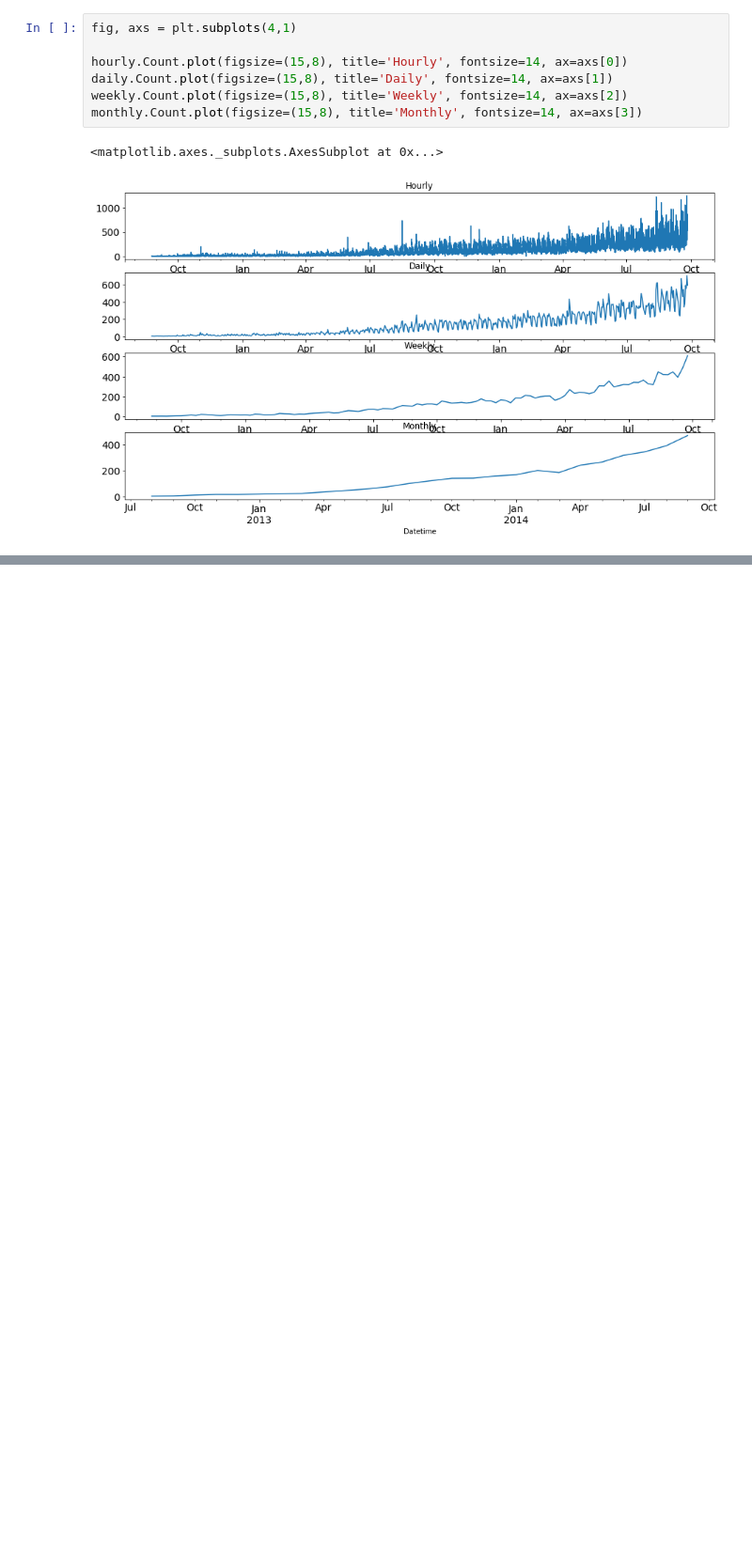
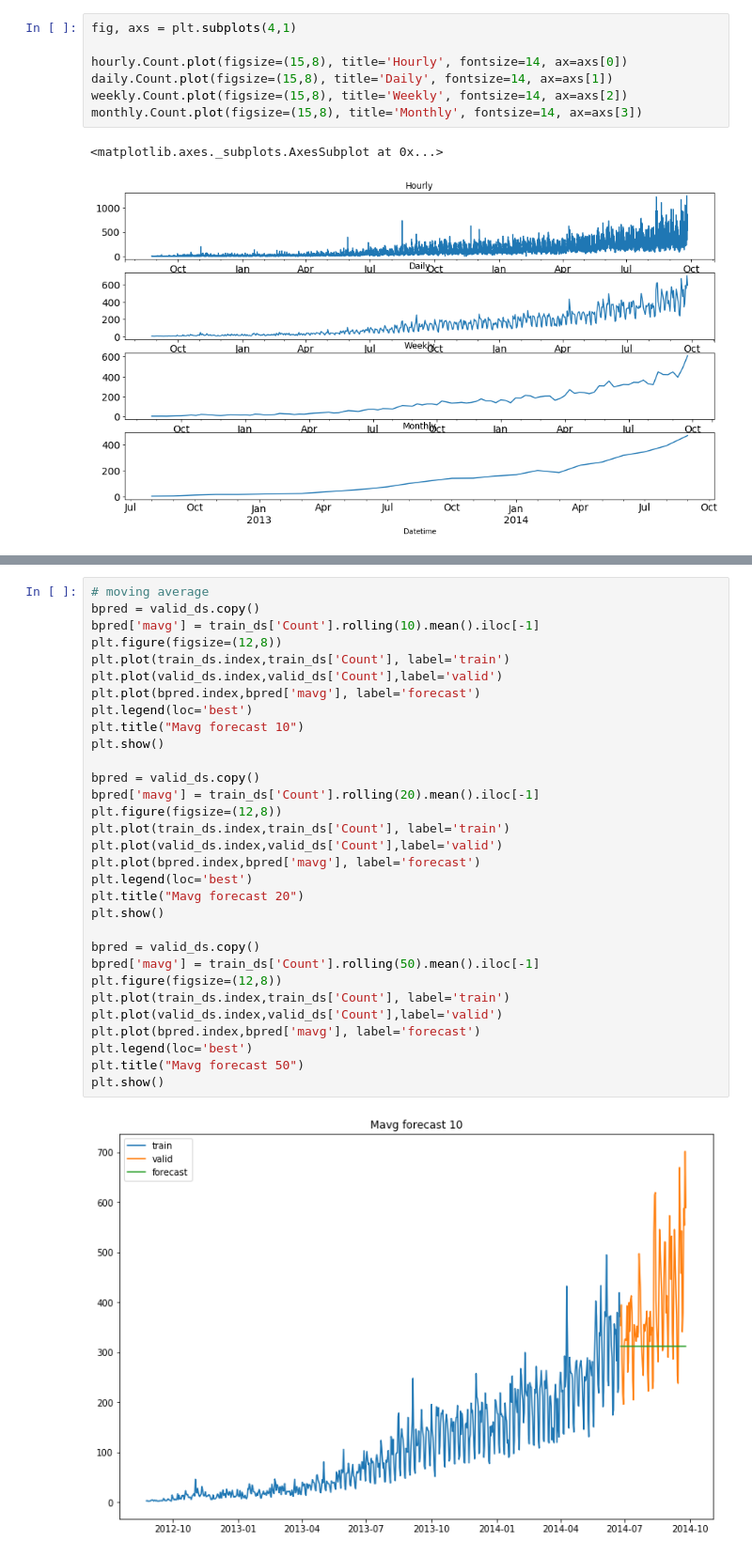
Before and after one commit to abhijithmnair/Data-Science, a Jupyter notebook: DataScience07.ipynb, the cells around one changed output, grey strips where cells are left out. Shown: that part at 94% size. Saved outputs shown, nothing was run; the diff lists cells and outputs as text; blank space fills up the shorter version.

```diff
--- a/DataScience07.ipynb
+++ b/DataScience07.ipynb
@@ -408,0 +499,33 @@ monthly.Count.plot(figsize=(15,8), title='Monthly', fontsize=14, ax=axs[3])
+# %%
+# moving average
+bpred = valid_ds.copy()
+bpred['mavg'] = train_ds['Count'].rolling(10).mean().iloc[-1]
+plt.figure(figsize=(12,8))
+plt.plot(train_ds.index,train_ds['Count'], label='train')
+plt.plot(valid_ds.index,valid_ds['Count'],label='valid')
+plt.plot(bpred.index,bpred['mavg'], label='forecast')
+plt.legend(loc='best')
+plt.title("Mavg forecast 10")
+plt.show()
+
+bpred = valid_ds.copy()
+bpred['mavg'] = train_ds['Count'].rolling(20).mean().iloc[-1]
+plt.figure(figsize=(12,8))
+plt.plot(train_ds.index,train_ds['Count'], label='train')
+plt.plot(valid_ds.index,valid_ds['Count'],label='valid')
+plt.plot(bpred.index,bpred['mavg'], label='forecast')
+plt.legend(loc='best')
+plt.title("Mavg forecast 20")
+plt.show()
+
+bpred = valid_ds.copy()
+bpred['mavg'] = train_ds['Count'].rolling(50).mean().iloc[-1]
+plt.figure(figsize=(12,8))
+plt.plot(train_ds.index,train_ds['Count'], label='train')
+plt.plot(valid_ds.index,valid_ds['Count'],label='valid')
+plt.plot(bpred.index,bpred['mavg'], label='forecast')
+plt.legend(loc='best')
+plt.title("Mavg forecast 50")
+plt.show()
+# %% [output]
+[figure, added]
```
Also changed, not shown: parts of 22 cells of this notebook.
